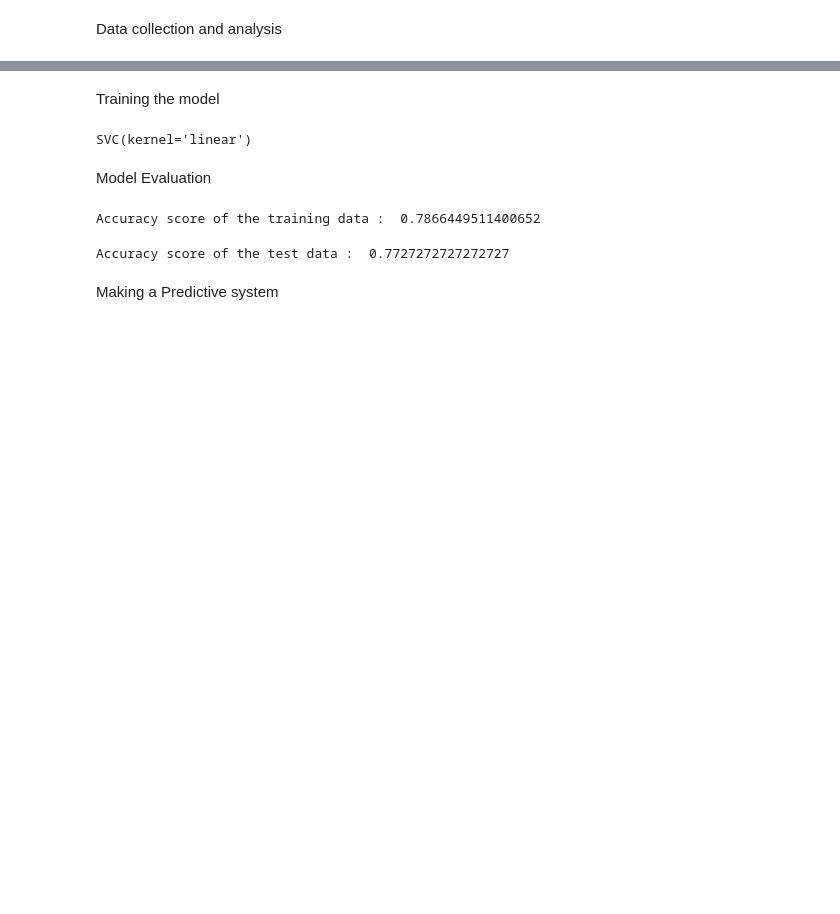
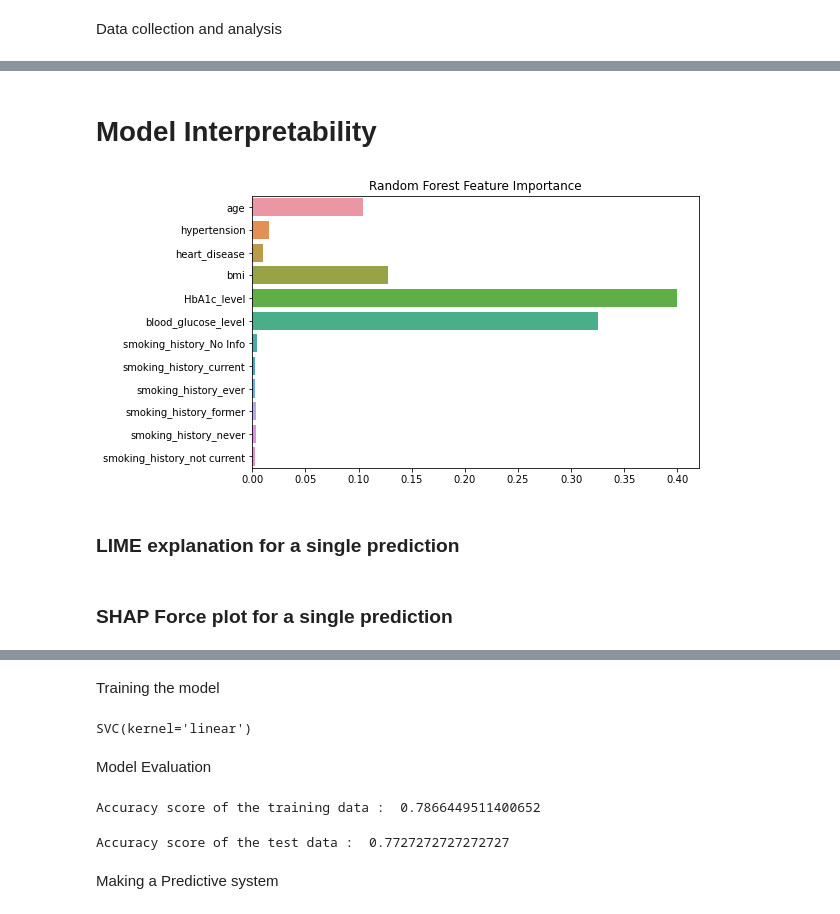
Before and after one commit to tinashejima/Python, a Jupyter notebook: Diabetes_Prediction/diabetesPrediction.ipynb, the cells around one changed output, grey strips where cells are left out. Cells and saved outputs as stored; diff of their text form; code cells hidden in the pictures; blank space fills up the shorter version.

```diff
--- a/Diabetes_Prediction/diabetesPrediction.ipynb
+++ b/Diabetes_Prediction/diabetesPrediction.ipynb
@@ -151,0 +165,8 @@ print(X.shape, X_train.shape, X_test.shape)
+# %%
+
+from sklearn.preprocessing import StandardScaler, LabelEncoder
+
+
+## Splitting the data into features and target variable
+X = df.drop('diabetes', axis=1)
+y = df['diabetes']
@@ -151,0 +191,16 @@ print(X.shape, X_train.shape, X_test.shape)
+# %%
+# Initializing models
+from sklearn.ensemble import RandomForestClassifier
+from sklearn.linear_model import LogisticRegression
+from sklearn.svm import SVC
+
+import seaborn as sns
+
+models = {    "Random Forest": RandomForestClassifier(random_state=42),
+    "Logistic Regression": LogisticRegression(max_iter=1000, random_state=42),
+    "SVM": SVC(kernel='linear', probability=True, random_state=42)
+}
+
+rf_clf = RandomForestClassifier(n_estimators=100, random_state=42)
+lr_clf = LogisticRegression(random_state=42, max_iter=1000)
+svm_clf = SVC(probability=True, random_state=42)
@@ -151,0 +332,2 @@ print(X.shape, X_train.shape, X_test.shape)
+# %% [markdown]
+# Model Interpretability
@@ -151,0 +338,12 @@ print(X.shape, X_train.shape, X_test.shape)
+# %%
+
+# Feature Importance for Random Forest
+rf = models["Random Forest"]
+importances = rf.feature_importances_
+feat_names = X.columns
+plt.figure(figsize=(8,5))
+sns.barplot(x=importances, y=feat_names)
+plt.title("Random Forest Feature Importance")
+plt.show()
+# %% [output]
+[figure, added]
@@ -151,0 +355,2 @@ print(X.shape, X_train.shape, X_test.shape)
+# %% [markdown]
+### LIME explanation for a single prediction
@@ -151,0 +374,2 @@ print(X.shape, X_train.shape, X_test.shape)
+# %% [markdown]
+### SHAP Force plot for a single prediction
```
Also changed, not shown: parts of 51 cells of this notebook, 15 other files.
